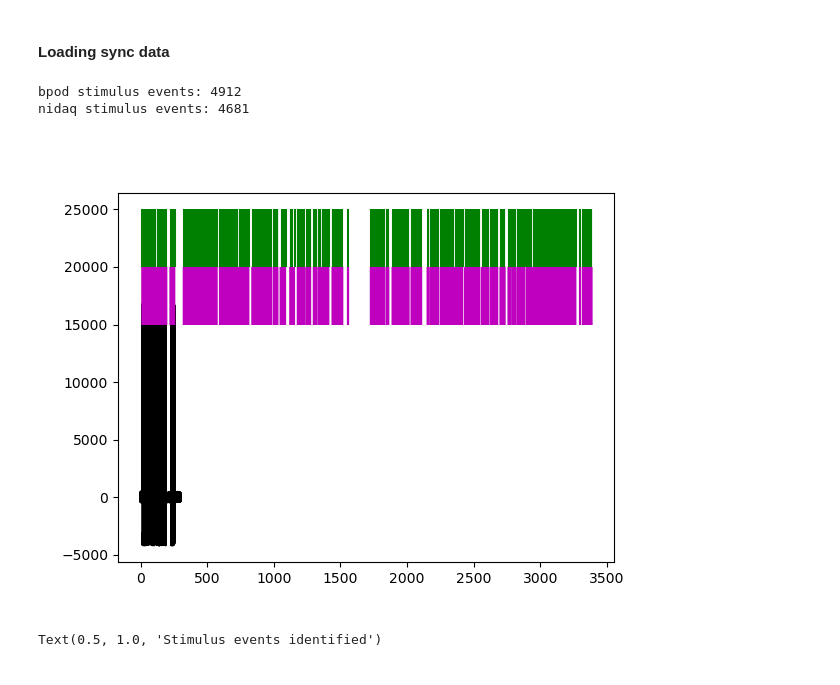
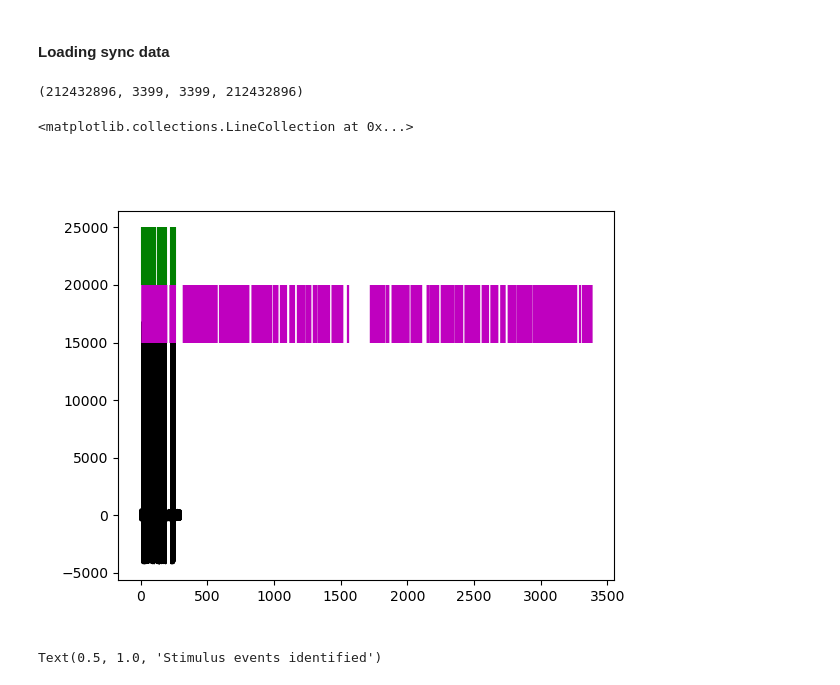
Before and after one commit to rojasgabriel/ephys, a Jupyter notebook: sorting.ipynb, the cells around one changed output. Saved outputs shown, nothing was run; the diff lists cells and outputs as text; code cells hidden in the pictures.

```diff
--- a/sorting.ipynb
+++ b/sorting.ipynb
@@ -39,3 +44,7 @@ analog_signal = nisync[:, 0] # analog stim signal
+# %%
+len((np.arange(len(nisync)))), len(nionsets[sync_port]), len(aponsets), len(nitime)
+# %% [output]
+(212432896, 3399, 3399, 212432896)
 # %%
 behavior_data = chiCa.load_trialdata('/home/data/GRB006/20240429_174359/chipmunk/GRB006_20240429_174359_chipmunk_DemonstratorAudiTask.mat')
 
@@ -62,30 +71,27 @@ stim_kernel = sk_stacked[~np.isnan(sk_stacked)]
 
 #check every thing has the correct size. length here should equal number of trials
 assert len(first_stim_onsets) == len(stim_onsets) == len(sk)
-# %%
-analog_signal = nisync[:, 0]
-# threshold = 15000
-# digital_signal = (analog_signal > threshold).astype(int)
-
-t = nitime/srate
-idx = t<300 #first # of seconds of the session
-plt.figure()
-plt.plot(t[idx],analog_signal[idx],'k')
-# plt.plot(t[idx][valid_stim_indices],analog_signal[idx][valid_stim_indices],'ro')
-# a,b = (t,analog_signal)
-# plt.plot(a,15000*(b>2500),'b')
-plt.vlines(corrected_onsets[2]/srate,20000,25000,'g') #trial starts
-
-ii = np.where(np.diff(analog_signal>2500)==1)[0]
-stim_events_nidaq = t[ii[np.diff(np.hstack([0,ii]))>0.04*srate]]
-plt.vlines(stim_events_nidaq,15000,20000,'m') #stim events
-
-print(f'bpod stimulus events: {len(np.hstack(stim_onsets))}\nnidaq stimulus events: {len(stim_events_nidaq)}') #stim events nidaq should be equal or less than the bpod ones since the bpod ones are the ones that are loaded, but not necessarily experienced by the mouse
-#In summary, I should use the stim_events_nidaq as the stimulus onsets, and the corrected_onsets[2] as the trial onsets
-# %% [output]
-bpod stimulus events: 4912
-nidaq stimulus events: 4681
-[figure, removed]
+# %%
+analog_signal = nisync[:, 0]
+t = nitime/srate
+t_limit = 300
+idx = t<t_limit #first # of seconds of the session, for indexing the analog signal
+ti = np.where(corrected_onsets[2]/srate<t_limit) #trial index
+threshold = 15000
+
+ii = np.where(np.diff(analog_signal>threshold)==1)[0] #for indexing the detected stim events above threshold in the entire session
+# ii = np.where(np.diff(analog_signal[idx]>threshold)==1)[0] #same thing but for a subsample of the session
+stim_events_nidaq = t[ii[np.diff(np.hstack([0,ii]))>0.04*srate]]
+
+plt.figure()
+plt.plot(t[idx],analog_signal[idx],'k') #raw analog signal
+plt.vlines(corrected_onsets[2][ti]/srate,20000,25000,'g') #trial starts
+plt.vlines(stim_events_nidaq,15000,20000,'m') #stim events
+
+# print(f'bpod stimulus events: {len(np.hstack(stim_onsets))}\nnidaq stimulus events: {len(stim_events_nidaq)}')
+# %% [output]
+<matplotlib.collections.LineCollection at 0x...>
+[figure, added]
 # %%
 plt.figure()
 plt.plot(np.hstack(stim_onsets), label = 'bpod', color = 'r')
```
Also changed, not shown: parts of 13 cells of this notebook, 1 other file.
